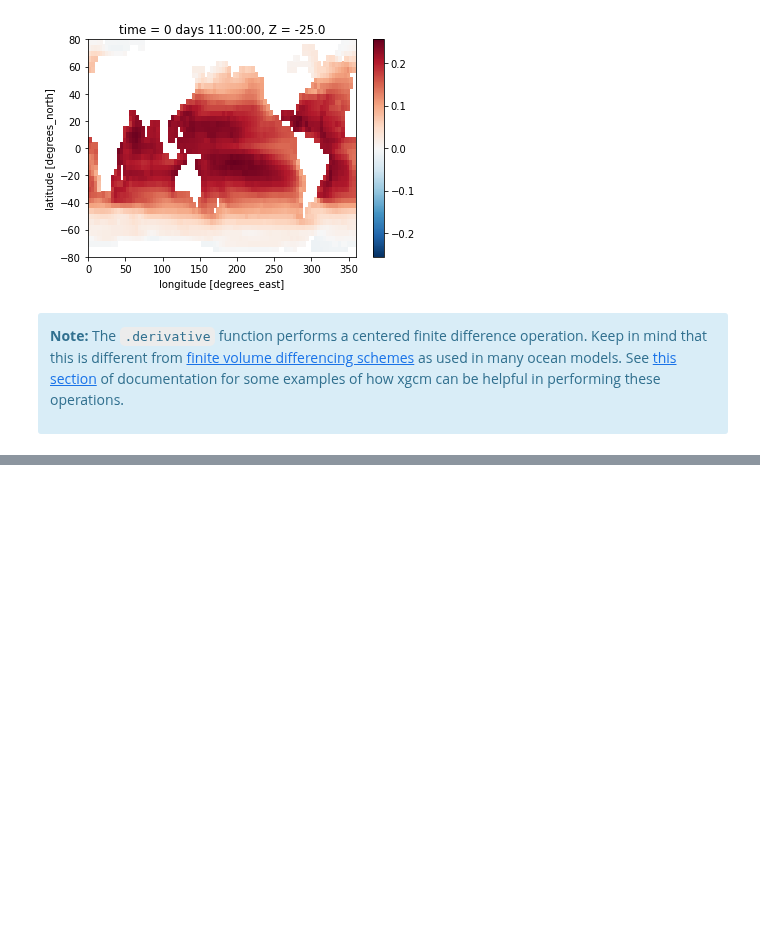
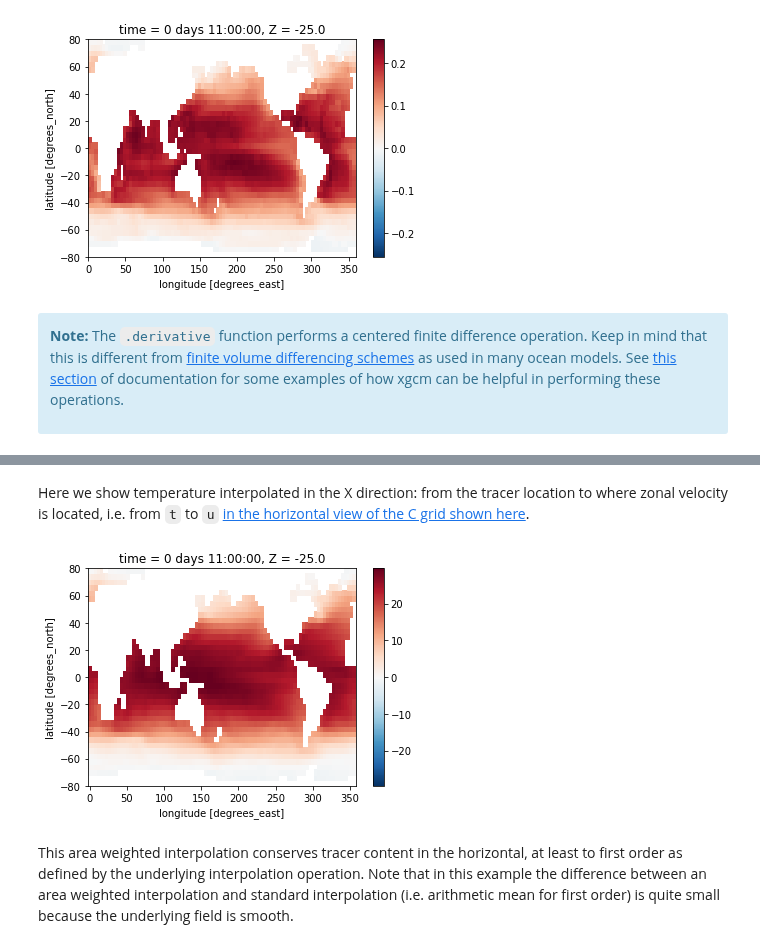
Before and after one commit to xgcm/xgcm, a Jupyter notebook: doc/grid_metrics.ipynb, the cells around one changed output, grey strips where cells are left out. Cells and saved outputs as stored; diff of their text form; code cells hidden in the pictures; blank space fills up the shorter version.

Commit message:
add quick area weighted interp example

```diff
--- a/doc/grid_metrics.ipynb
+++ b/doc/grid_metrics.ipynb
@@ -278,0 +283,22 @@ of documentation for some examples of how xgcm can be helpful in performing thes
+# %%
+ds['dxF'] = grid.interp(ds.dxC,'X')
+ds['dyF'] = grid.interp(ds.dyC,'Y')
+# %%
+metrics = {
+    ('X',): ['dxC', 'dxG','dxF'], # X distances
+    ('Y',): ['dyC', 'dyG','dyF'], # Y distances
+    ('Z',): ['drW', 'drS', 'drC'], # Z distances
+    ('X', 'Y'): ['rA', 'rAz', 'rAs', 'rAw'] # Areas
+}
+grid = Grid(ds, metrics=metrics)
+# %% [markdown]
+Here we show temperature interpolated in the X direction: from the tracer location to where zonal velocity is located, i.e. from `t` to `u` [in the horizontal view of the C grid shown here](https://xgcm.readthedocs.io/en/latest/grids.html).
+# %%
+grid.interp(ds.THETA.where(ds.maskC),'X',metric_weighted=['X','Y']).isel(Z=0).plot();
+# %% [output]
+[figure, added]
+# %% [markdown]
+This area weighted interpolation conserves tracer content in the horizontal, at least to first order
+as defined by the underlying interpolation operation.
+Note that in this example the difference between an area weighted interpolation and standard interpolation
+(i.e. arithmetic mean for first order) is quite small because the underlying field is smooth.
```
Also changed, not shown: parts of 1 cell of this notebook.
